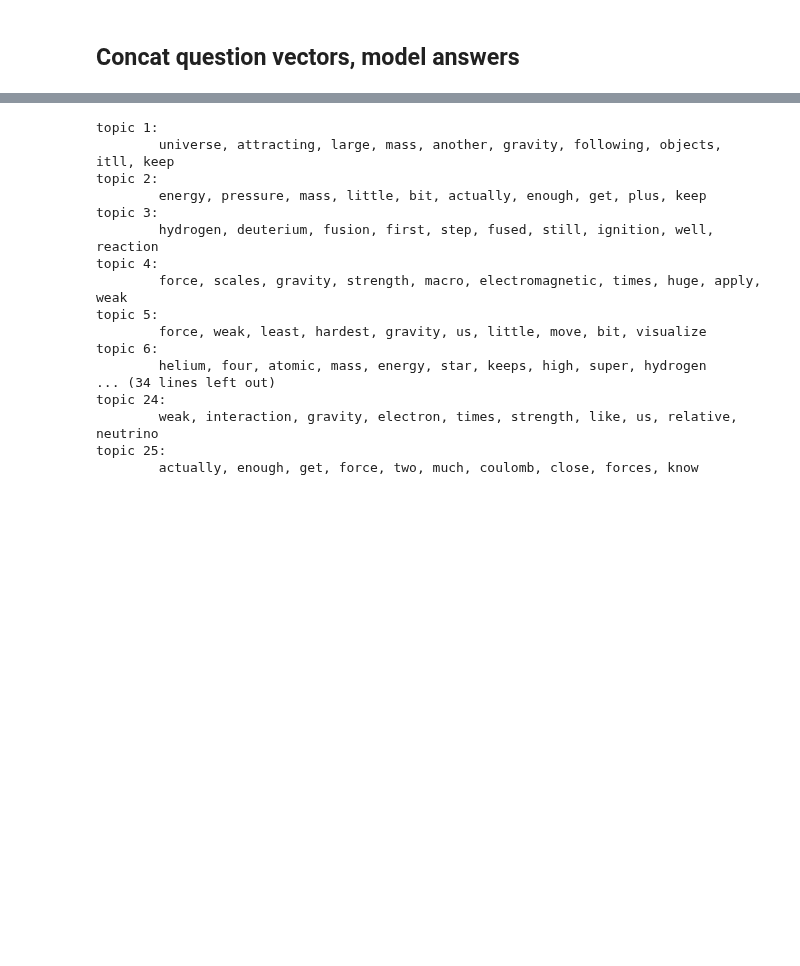
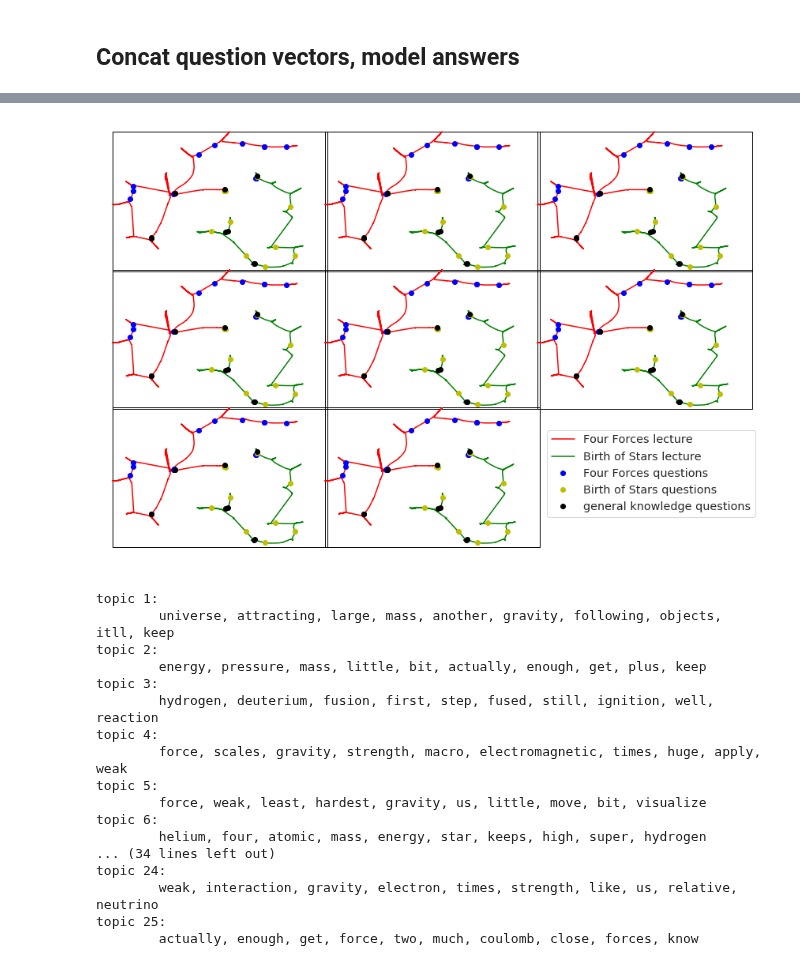
Before and after one commit to ContextLab/efficient-learning-khan, a Jupyter notebook: code/notebooks/model-content.ipynb, the cells around one changed output, grey strips where cells are left out. Saved outputs shown, nothing was run; the diff lists cells and outputs as text; code cells hidden in the pictures; blank space fills up the shorter version.

```diff
--- a/code/notebooks/model-content.ipynb
+++ b/code/notebooks/model-content.ipynb
@@ -201,3 +210,26 @@ fig
+# %%
+fig, axarr = plt.subplots(3, 3, gridspec_kw={'wspace': -.1, 'hspace': -.1})
+fig.set_size_inches(15, 10)
+axarr = axarr.flatten()
+np.random.seed(0)
+for ax, azim in zip(axarr, range(0, 360, 45)):
+    ax = exp.plot(lectures=['forces', 'bos'],
+                  questions=['forces', 'bos', 'general'],
+                  fmt=['r-', 'g-', 'bo', 'yo', 'ko'],
+                  reduce={'model': 'UMAP', 'params': {'random_state': 0}},
+                  ndims=2,
+                  azim=azim,
+                  show=False,
+                  ax=ax)
+
+axarr[-1].axis('off')
+fig.legend(['Four Forces lecture', 'Birth of Stars lecture',
+            'Four Forces questions', 'Birth of Stars questions', 'general knowledge questions'],
+           loc='lower right', bbox_to_anchor=(.78, .09), fontsize='x-large')
+# fig.savefig(opj(figdir, 'lectures-questions-3d-9.pdf'), bbox_inches='tight')
+fig
+# %% [output]
+[figure, added]
 # %%
 topic_words = get_top_words(tf_vectorizer, lda)
 for topic, words in topic_words.items():
```
Also changed, not shown: parts of 15 cells of this notebook, 1 other file.
